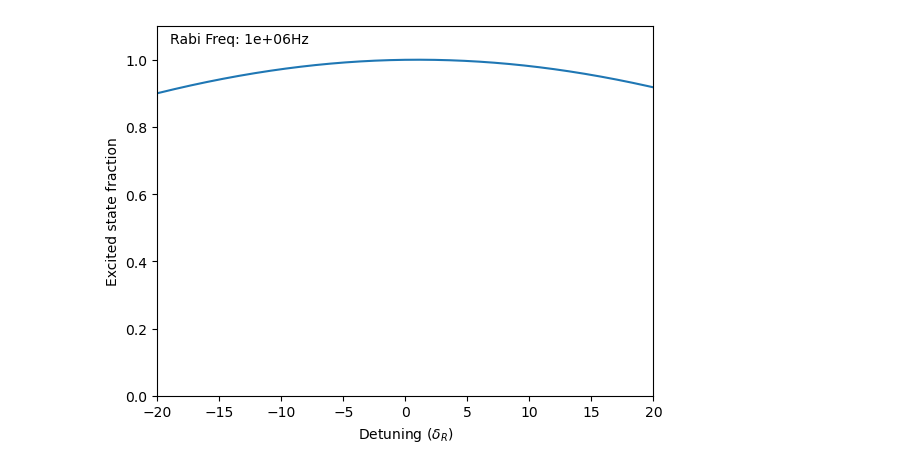
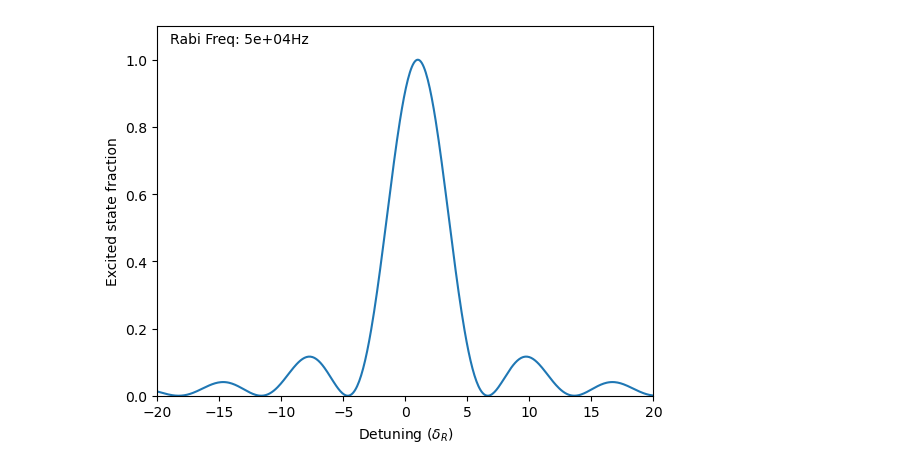
Before and after one commit to tr2g20/simulations, a Jupyter notebook: spectral profiles.ipynb, the cells around one changed output. Cells and saved outputs as stored; diff of their text form; code cells hidden in the pictures.

```diff
--- a/spectral profiles.ipynb
+++ b/spectral profiles.ipynb
@@ -11,35 +11,35 @@ p_min = -8
 p_max = 8
 basis = np.arange(p_min, p_max + 1)
 
-rabi_freq = 2*pi*1e6
+rabi_freq = 2*pi*5e4
 rabi_time = 2*pi/rabi_freq
 
 time_steps = 1
 detunings = np.linspace(-20*dR,20*dR,500)
 
 initial_state = np.zeros(shape=len(basis), dtype=np.complex128)
 initial_state[8] = 1
 initial_state = initial_state/ np.linalg.norm(initial_state)
 
 prob_arr = np.zeros(len(detunings))
 
 for i, det in enumerate(detunings):
     pulse1 = UpPulse(laser_det=np.full(time_steps, det), phase=np.full(time_steps, 0), rabi_freq=np.full(time_steps, rabi_freq), duration=rabi_time/2)
     seq = PulseSequence()
     seq.add_pulses(pulse1)
 
     wave_func, times = simulate_pulses_single_atom(pulse_seq= seq, basis= basis, initial_state= initial_state, d_shift= 0)
 
     prob = np.abs(wave_func[-1][9])**2
     prob_arr[i] = prob
 
 
 plt.plot(detunings/dR, prob_arr)
 plt.ylim(0,1.1)
 plt.xlim(detunings[0]/dR,detunings[-1]/dR)
 plt.xlabel(r'Detuning ($\delta_R$)')
 plt.ylabel(r'Excited state fraction')
 plt.text((19/20)*detunings[0]/dR,1.05,rf'Rabi Freq: {rabi_freq/(2*pi):.0g}Hz')
 plt.show()
 # %% [output]
-[figure, old version]
+[figure, new version]
```
Also changed, not shown: 8 other files.
